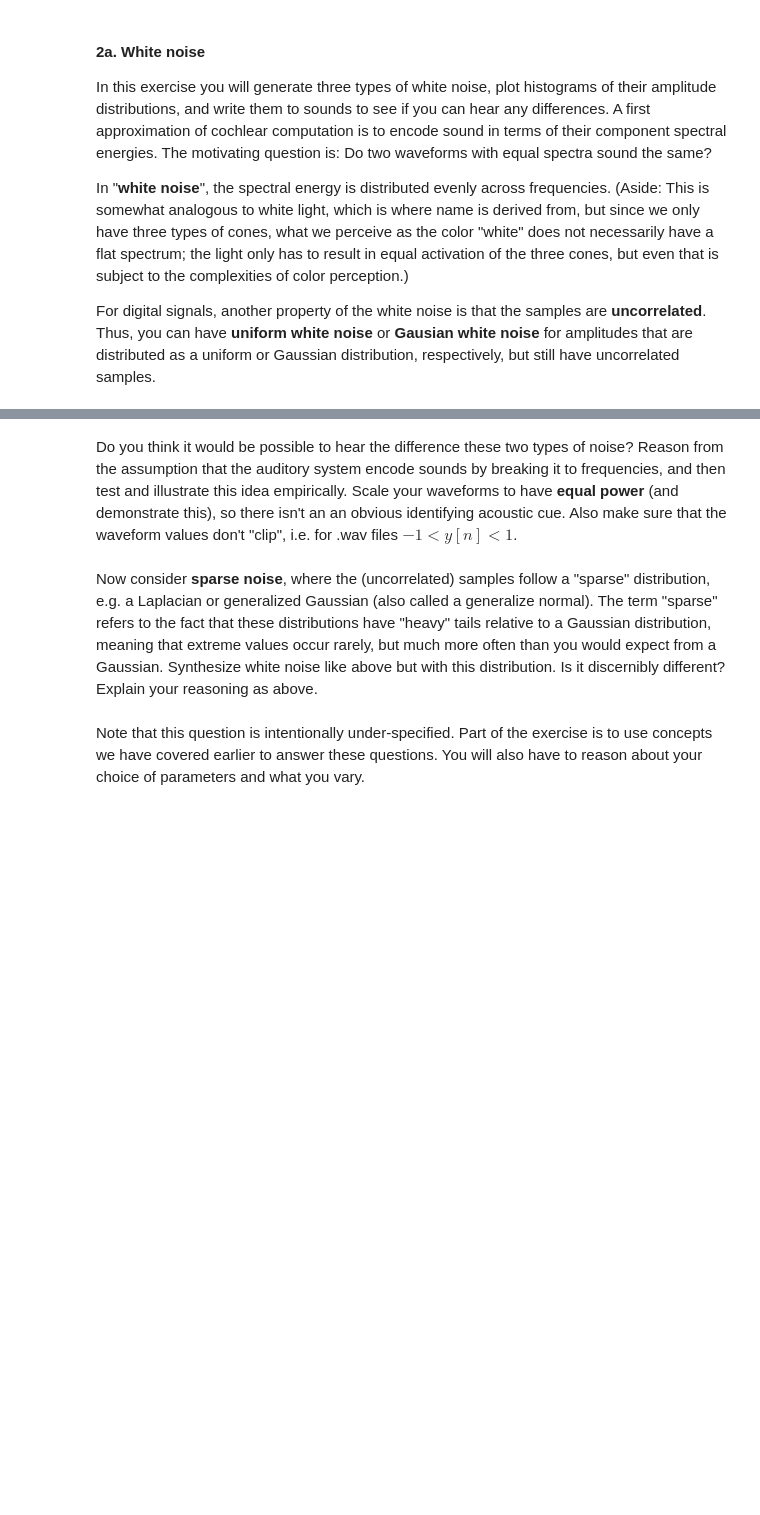
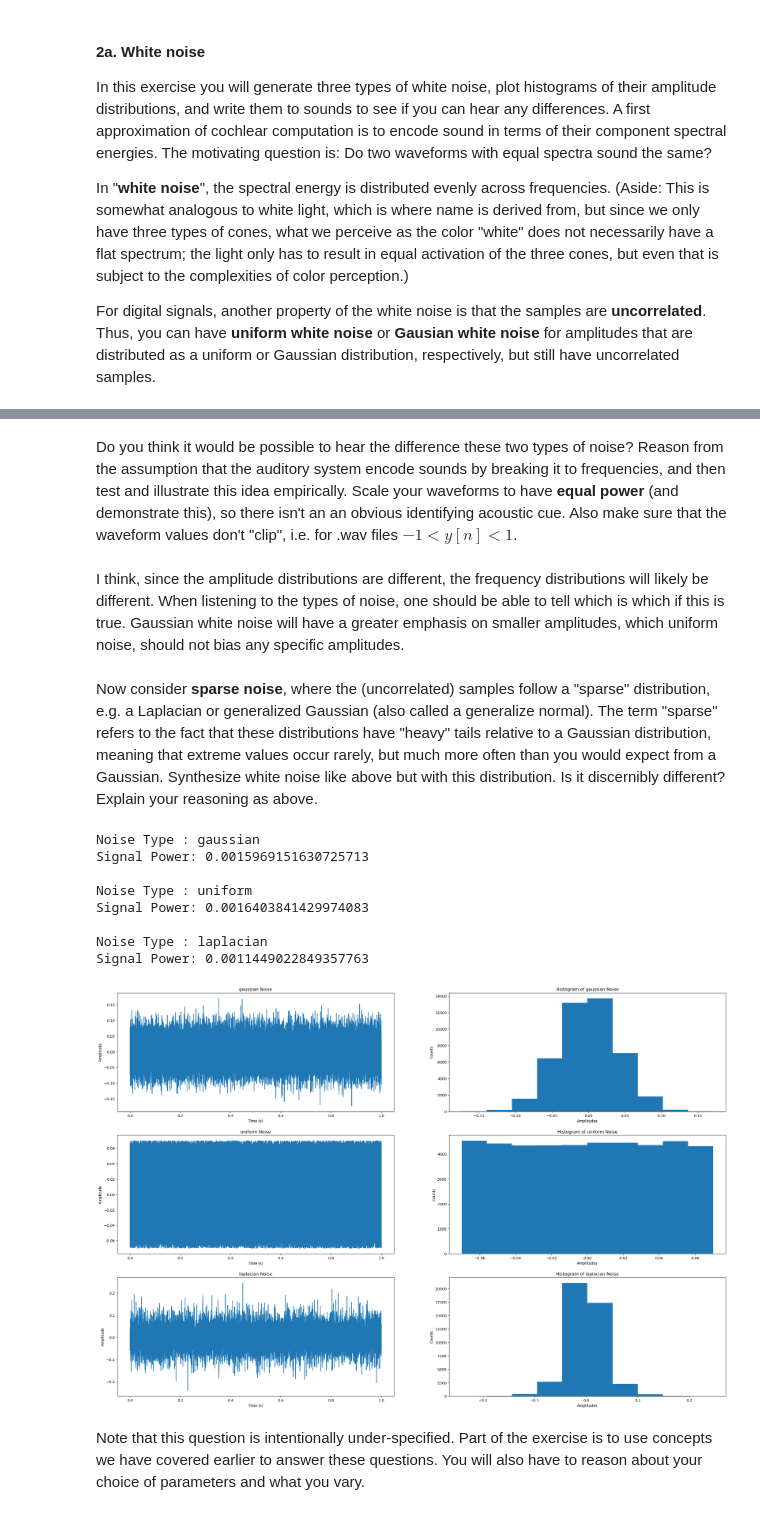
Before and after one commit to sakinkirti/CSDS364, a Jupyter notebook: A4/A4-sak207.ipynb, the cells around one changed output, grey strips where cells are left out. Drawn from its saved outputs; the diff is of its cells as text; code cells hidden in the pictures; blank space fills up the shorter version.

```diff
--- a/A4/A4-sak207.ipynb
+++ b/A4/A4-sak207.ipynb
@@ -96,6 +239,7 @@ Examples of uniform and Gaussian white noise.
 <img src="A4-figures/A4-Q2a-uniform-white-noise.svg" width=750>
 <img src="A4-figures/A4-Q2a-Gaussian-white-noise.svg" width=750>
 # %% [markdown]
-Do you think it would be possible to hear the difference these two types of noise?  Reason from the assumption that the auditory system encode sounds by breaking it to frequencies, and then test and illustrate this idea empirically.  Scale your waveforms to have **equal power** (and demonstrate this), so there isn't an an obvious identifying acoustic cue.  Also make sure that the waveform values don't "clip", i.e. for .wav files $-1 < y[n] < 1$.
+Do you think it would be possible to hear the difference these two types of noise?  Reason from the assumption that the auditory system encode sounds by breaking it to frequencies, and then test and illustrate this idea empirically.  Scale your waveforms to have **equal power** (and demonstrate this), so there isn't an an obvious identifying acoustic cue.  Also make sure that the waveform values don't "clip", i.e. for .wav files $-1 < y[n] < 1$.<br><br>
+I think, since the amplitude distributions are different, the frequency distributions will likely be different. When listening to the types of noise, one should be able to tell which is which if this is true. Gaussian white noise will have a greater emphasis on smaller amplitudes, which uniform noise, should not bias any specific amplitudes.
 # %% [markdown]
 Now consider **sparse noise**, where the (uncorrelated) samples follow a "sparse" distribution, e.g. a Laplacian or generalized Gaussian (also called a generalize normal).  The term "sparse" refers to the fact that these distributions have "heavy" tails relative to a Gaussian distribution, meaning that extreme values occur rarely, but much more often than you would expect from a Gaussian.  Synthesize white noise like above but with this distribution. Is it discernibly different?  Explain your reasoning as above.
@@ -102,3 +273,35 @@ Now consider **sparse noise**, where the (uncorrelated) samples follow a "sparse
+# %%
+# set up for plotting
+fig, ax = plt.subplots(3, 2)
+fig.set_size_inches(30, 20)
+
+for i,type in enumerate(["gaussian", "uniform", "laplacian"]):
+
+    # create the noise
+    T, S = noise(type=type, duration=1, filename=f"2a_{type}.wav", save_file=True)
+    ax[i][0].plot(T, S)
+    ax[i][0].set_title(f"{type} Noise")
+    ax[i][0].set_xlabel("Time (s)")
+    ax[i][0].set_ylabel("Amplitude")
+    ax[i][1].hist(S)
+    ax[i][1].set_title(f"Histogram of {type} Noise")
+    ax[i][1].set_xlabel("Amplitudes")
+    ax[i][1].set_ylabel("Counts")
+
+    print(f"Noise Type : {type}")
+    print(f"Signal Power: {np.power(np.linalg.norm(S, ord=2), 2) / len(S)}\n")
+
+plt.show()
+# %% [output]
+Noise Type : gaussian
+Signal Power: 0.0015969151630725713
+
+Noise Type : uniform
+Signal Power: 0.0016403841429974083
+
+Noise Type : laplacian
+Signal Power: 0.0011449022849357763
+[figure, added]
 # %% [markdown]
 Note that this question is intentionally under-specified.  Part of the exercise is to use concepts we have covered earlier to answer these questions.  You will also have to reason about your choice of parameters and what you vary.
 # %% [markdown]
```
Also changed, not shown: parts of 33 cells of this notebook, 12 other files.
